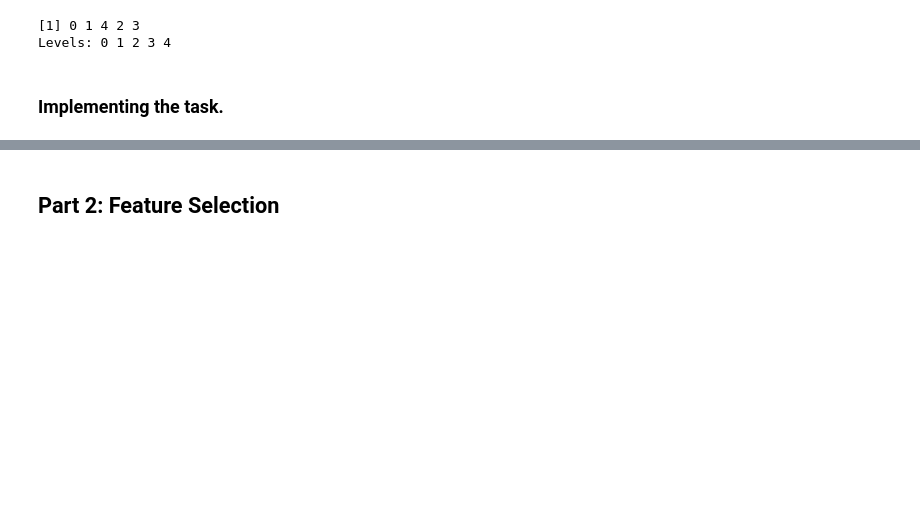
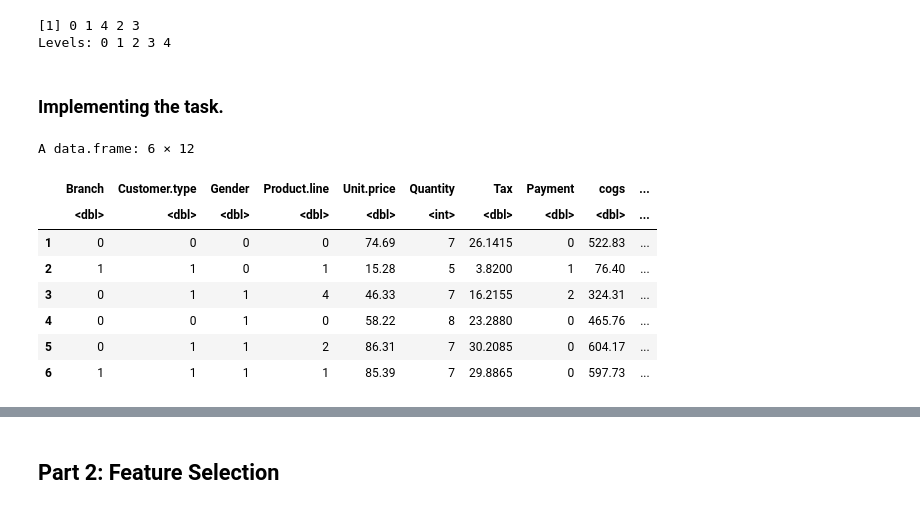
Before and after one commit to mburu-mwangi/carrefour-assessment, a Jupyter notebook: Carrefour_R_analysis_rmd.ipynb, the cells around one changed output, grey strips where cells are left out. Cells and saved outputs as stored; diff of their text form; code cells hidden in the pictures; blank space fills up the shorter version.

```diff
--- a/Carrefour_R_analysis_rmd.ipynb
+++ b/Carrefour_R_analysis_rmd.ipynb
@@ -276,4 +289,17 @@ Levels: 2
 Levels: 0 1 2 3 4
 # %% [markdown]
 ### Implementing the task.
+# %%
+a<- df1[,c(2:8,11,12,14,15,16)]
+head(a)
+# %% [output]
+A data.frame: 6 × 12
+|  | Branch | Customer.type | Gender | Product.line | Unit.price | Quantity | Tax | Payment | cogs | ... |
+|  | <dbl> | <dbl> | <dbl> | <dbl> | <dbl> | <int> | <dbl> | <dbl> | <dbl> | ... |
+| 1 | 0 | 0 | 0 | 0 | 74.69 | 7 | 26.1415 | 0 | 522.83 | ... |
+| 2 | 1 | 1 | 0 | 1 | 15.28 | 5 | 3.8200 | 1 | 76.40 | ... |
+| 3 | 0 | 1 | 1 | 4 | 46.33 | 7 | 16.2155 | 2 | 324.31 | ... |
+| 4 | 0 | 0 | 1 | 0 | 58.22 | 8 | 23.2880 | 0 | 465.76 | ... |
+| 5 | 0 | 1 | 1 | 2 | 86.31 | 7 | 30.2085 | 0 | 604.17 | ... |
+| 6 | 1 | 1 | 1 | 1 | 85.39 | 7 | 29.8865 | 0 | 597.73 | ... |
 # %%
```
Also changed, not shown: parts of 18 cells of this notebook.
